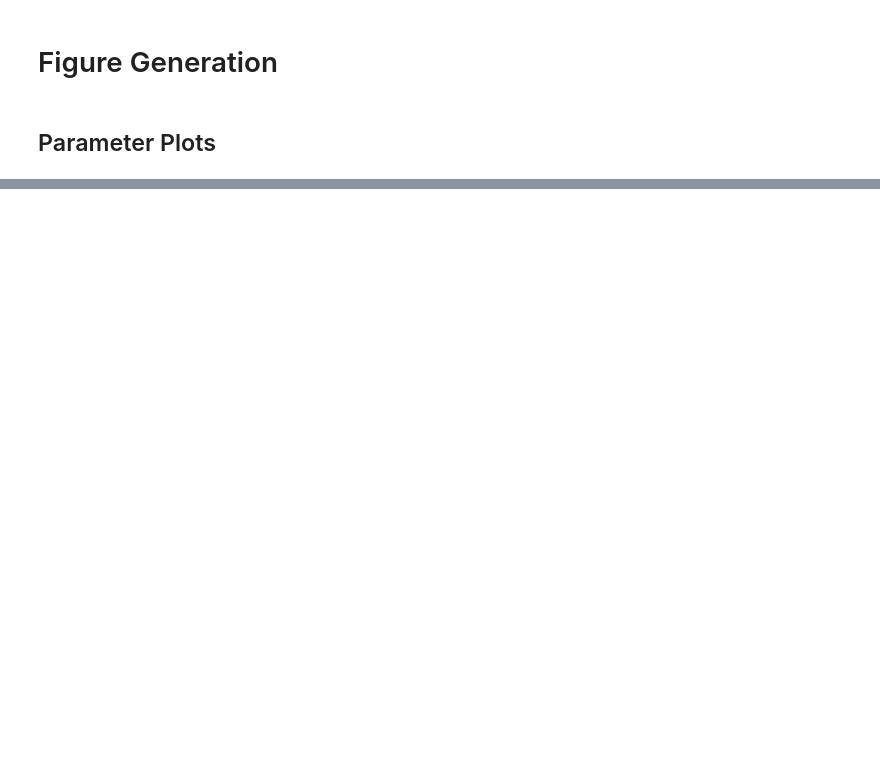
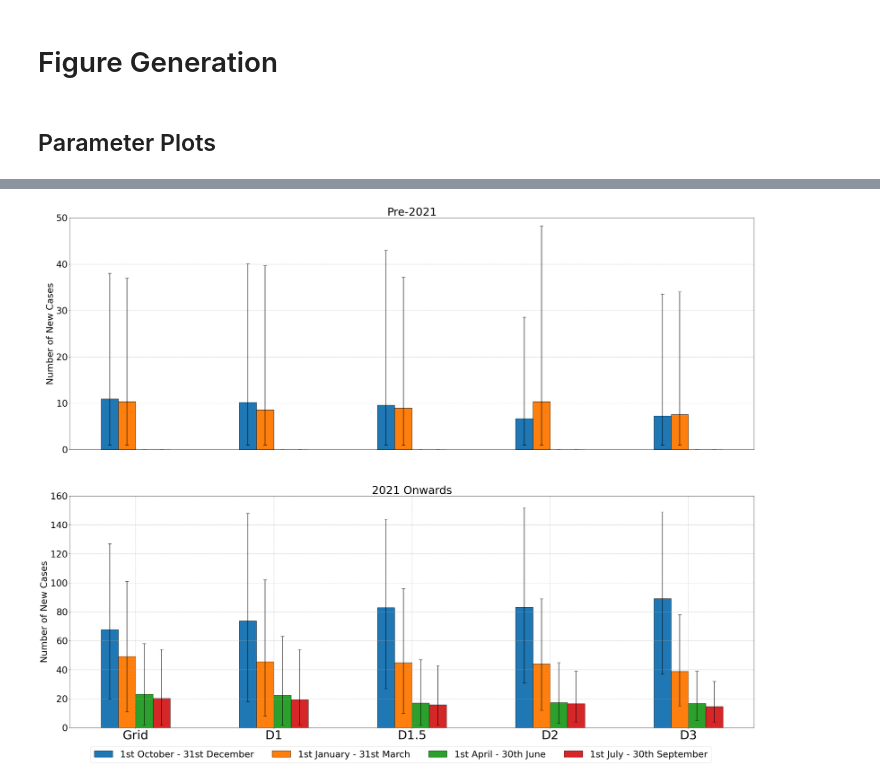
Before and after one commit to joeBr/Rproject-HPAI-modelling, a Jupyter notebook: figures.ipynb, the cells around one changed output, grey strips where cells are left out. Saved outputs shown, nothing was run; the diff lists cells and outputs as text; code cells hidden in the pictures; blank space fills up the shorter version.

```diff
--- a/figures.ipynb
+++ b/figures.ipynb
@@ -167,0 +193,3 @@ plt.xlim(0,max(final_size_D1_post2021))
+# %%
+quarter_data = {n: {"pre2021":np.zeros([4,1000]),
+                          "post2021":np.zeros([4,1000])} for n in networks}
@@ -167,0 +225,14 @@ plt.xlim(0,max(final_size_D1_post2021))
+# %%
+non_zero_quarter_data = {n: {"pre2021":[[quarter_data[n]["pre2021"][q][i] for i in range(1000) if quarter_data[n]["pre2021"][q][i]>0] for q in range(4)],
+                             "post2021":[[quarter_data[n]["post2021"][q][i] for i in range(1000) if quarter_data[n]["post2021"][q][i]>0] for q in range(4)]} for n in networks}
+# %%
+for n in networks:
+    for p in periods:
+        for q in range(4):
+            if non_zero_quarter_data[n][p][q] == []:
+                non_zero_quarter_data[n][p][q] = [0]
+# %%
+means = {n:{p:[np.mean(non_zero_quarter_data[n][p][q]) for q in range(4) ] for p in periods} for n in networks}
+medians = {n:{p:[np.median(non_zero_quarter_data[n][p][q]) for q in range(4)] for p in periods} for n in networks}
+UQ = {n:{p:[np.quantile(non_zero_quarter_data[n][p][q],0.95)-means[n][p][q] for q in range(4)] for p in periods} for n in networks}
+LQ = {n:{p:[means[n][p][q] - np.quantile(non_zero_quarter_data[n][p][q],0.05) for q in range(4)] for p in periods} for n in networks}
@@ -167,0 +291,48 @@ plt.xlim(0,max(final_size_D1_post2021))
+# %%
+n=5
+r = np.arange(n)
+width = 0.125
+
+fig,ax = plt.subplots(2,1,figsize=[40,30])
+ax[0].grid(linestyle='--')
+ax[1].grid(linestyle='--')
+
+
+
+ax[0].bar(r-width, q1_means_pre,yerr = q1_Q_pre,capsize = 6, width = width, edgecolor = 'black',
+        label='1st October - 31st December')
+ax[0].bar(r, q2_means_pre,yerr = q2_Q_pre,capsize = 6,  width = width, edgecolor = 'black',
+        label='1st January - 31st March')
+ax[0].bar(r+width, q3_means_pre,yerr = q3_Q_pre,capsize = 6,  width = width, edgecolor = 'black',
+        label='1st April - 30th June')
+ax[0].bar(r+2*width, q4_means_pre,yerr = q4_Q_pre,capsize = 6,  width = width, edgecolor = 'black',
+        label='1st July - 30th September')
+
+ax[0].set_xticks([])
+ax[0].set_ylabel("Number of New Cases")
+ax[0].set_ylim([0,50])
+ax[0].set_title("Pre-2021")
+
+
+plt.figlegend(ncol = 4,loc = "lower center",bbox_to_anchor=(0.5, 0.05))
+
+ax[1].bar(r-width, q1_means_post,yerr = q1_Q_post,capsize = 6, width = width, edgecolor = 'black',
+        label='1st October - 31st December')
+ax[1].bar(r, q2_means_post,yerr = q2_Q_post,capsize = 6,  width = width, edgecolor = 'black',
+        label='1st January - 31st March')
+ax[1].bar(r+width, q3_means_post,yerr = q3_Q_post,capsize = 6,  width = width, edgecolor = 'black',
+        label='1st April - 30th June')
+ax[1].bar(r+2*width, q4_means_post,yerr = q4_Q_post,capsize = 6,  width = width, edgecolor = 'black',
+        label='1st July - 30th September')
+
+ax[1].set_xticks(r + width/2,['Grid','D1','D1.5','D2',"D3"],fontsize =  40)
+ax[1].set_ylim([0,160])
+ax[1].set_title("2021 Onwards")
+ax[1].set_ylabel("Number of New Cases")
+
+
+
+
+plt.savefig("images//temporal.png",dpi = 200)
+# %% [output]
+[figure, added]
```
Also changed, not shown: parts of 34 cells of this notebook, 11 other files.
